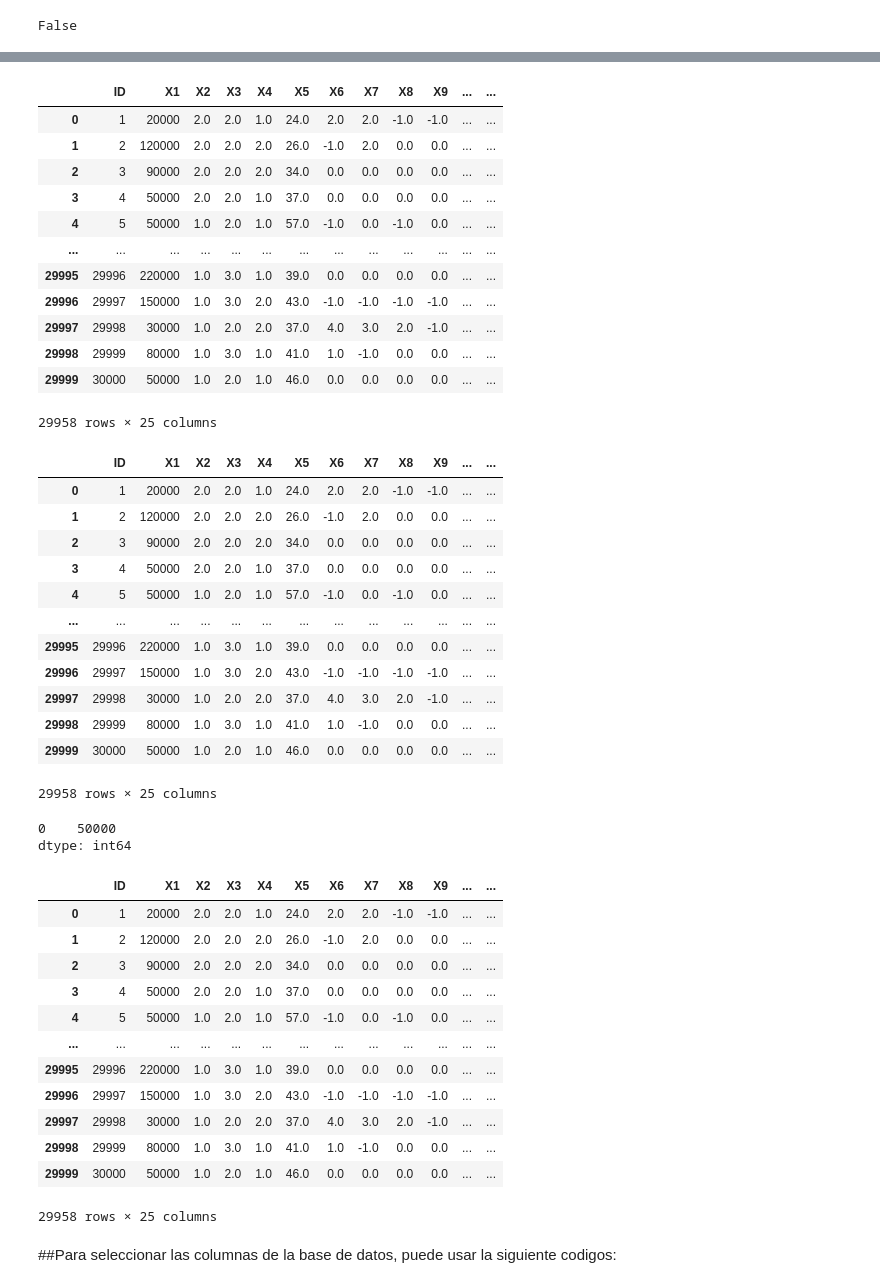
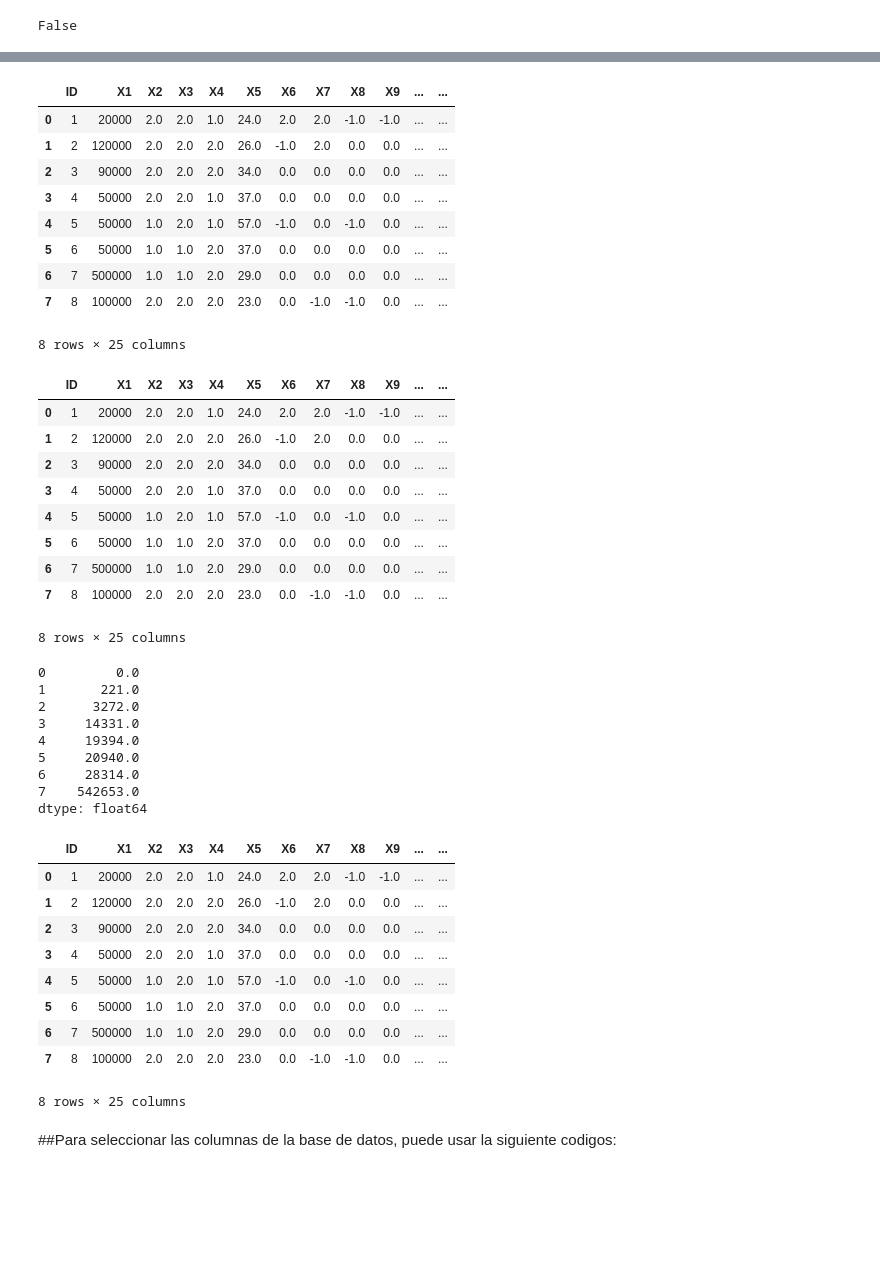
Before and after one commit to PosgradoMNA/actividades-del-projecto-equipo_98, a Jupyter notebook: Actividad3_Semana3.ipynb, the cells around one changed output, grey strips where cells are left out. Saved outputs shown, nothing was run; the diff lists cells and outputs as text; code cells hidden in the pictures; blank space fills up the shorter version.

```diff
--- a/Actividad3_Semana3.ipynb
+++ b/Actividad3_Semana3.ipynb
@@ -58,3 +58,6 @@ df
 | 29998 | 29999 | 80000 | 1.0 | 3.0 | 1.0 | 41.0 | 1.0 | -1.0 | 0.0 | 0.0 | ... | ... |
 | 29999 | 30000 | 50000 | 1.0 | 2.0 | 1.0 | 46.0 | 0.0 | 0.0 | 0.0 | 0.0 | ... | ... |
 30000 rows × 25 columns
+# %%
+df= df.head(8)
+df
@@ -265,13 +279,10 @@ ndf
 | 2 | 3 | 90000 | 2.0 | 2.0 | 2.0 | 34.0 | 0.0 | 0.0 | 0.0 | 0.0 | ... | ... |
 | 3 | 4 | 50000 | 2.0 | 2.0 | 1.0 | 37.0 | 0.0 | 0.0 | 0.0 | 0.0 | ... | ... |
 | 4 | 5 | 50000 | 1.0 | 2.0 | 1.0 | 57.0 | -1.0 | 0.0 | -1.0 | 0.0 | ... | ... |
-| ... | ... | ... | ... | ... | ... | ... | ... | ... | ... | ... | ... | ... |
-| 29995 | 29996 | 220000 | 1.0 | 3.0 | 1.0 | 39.0 | 0.0 | 0.0 | 0.0 | 0.0 | ... | ... |
-| 29996 | 29997 | 150000 | 1.0 | 3.0 | 2.0 | 43.0 | -1.0 | -1.0 | -1.0 | -1.0 | ... | ... |
-| 29997 | 29998 | 30000 | 1.0 | 2.0 | 2.0 | 37.0 | 4.0 | 3.0 | 2.0 | -1.0 | ... | ... |
-| 29998 | 29999 | 80000 | 1.0 | 3.0 | 1.0 | 41.0 | 1.0 | -1.0 | 0.0 | 0.0 | ... | ... |
-| 29999 | 30000 | 50000 | 1.0 | 2.0 | 1.0 | 46.0 | 0.0 | 0.0 | 0.0 | 0.0 | ... | ... |
+| 5 | 6 | 50000 | 1.0 | 1.0 | 2.0 | 37.0 | 0.0 | 0.0 | 0.0 | 0.0 | ... | ... |
+| 6 | 7 | 500000 | 1.0 | 1.0 | 2.0 | 29.0 | 0.0 | 0.0 | 0.0 | 0.0 | ... | ... |
+| 7 | 8 | 100000 | 2.0 | 2.0 | 2.0 | 23.0 | 0.0 | -1.0 | -1.0 | 0.0 | ... | ... |
-29958 rows × 25 columns
+8 rows × 25 columns
 # %%
 ndf = df.copy()
 ndf
@@ -282,38 +293,39 @@ ndf
 | 2 | 3 | 90000 | 2.0 | 2.0 | 2.0 | 34.0 | 0.0 | 0.0 | 0.0 | 0.0 | ... | ... |
 | 3 | 4 | 50000 | 2.0 | 2.0 | 1.0 | 37.0 | 0.0 | 0.0 | 0.0 | 0.0 | ... | ... |
 | 4 | 5 | 50000 | 1.0 | 2.0 | 1.0 | 57.0 | -1.0 | 0.0 | -1.0 | 0.0 | ... | ... |
-| ... | ... | ... | ... | ... | ... | ... | ... | ... | ... | ... | ... | ... |
-| 29995 | 29996 | 220000 | 1.0 | 3.0 | 1.0 | 39.0 | 0.0 | 0.0 | 0.0 | 0.0 | ... | ... |
-| 29996 | 29997 | 150000 | 1.0 | 3.0 | 2.0 | 43.0 | -1.0 | -1.0 | -1.0 | -1.0 | ... | ... |
-| 29997 | 29998 | 30000 | 1.0 | 2.0 | 2.0 | 37.0 | 4.0 | 3.0 | 2.0 | -1.0 | ... | ... |
-| 29998 | 29999 | 80000 | 1.0 | 3.0 | 1.0 | 41.0 | 1.0 | -1.0 | 0.0 | 0.0 | ... | ... |
-| 29999 | 30000 | 50000 | 1.0 | 2.0 | 1.0 | 46.0 | 0.0 | 0.0 | 0.0 | 0.0 | ... | ... |
+| 5 | 6 | 50000 | 1.0 | 1.0 | 2.0 | 37.0 | 0.0 | 0.0 | 0.0 | 0.0 | ... | ... |
+| 6 | 7 | 500000 | 1.0 | 1.0 | 2.0 | 29.0 | 0.0 | 0.0 | 0.0 | 0.0 | ... | ... |
+| 7 | 8 | 100000 | 2.0 | 2.0 | 2.0 | 23.0 | 0.0 | -1.0 | -1.0 | 0.0 | ... | ... |
-29958 rows × 25 columns
+8 rows × 25 columns
 # %%
-ndf.X1.mode()[0:3]
+ndf.X15.mode()[0:8]
 # %% [output]
-0    50000
-dtype: int64
+0         0.0
+1       221.0
+2      3272.0
+3     14331.0
+4     19394.0
+5     20940.0
+6     28314.0
+7    542653.0
+dtype: float64
 # %%
 edu = {'X1': ndf.X1.mode()[0], 'X10': ndf['X10'].mean()}
 # %%
-ndf.X1.fillna(ndf.X1.mode()[0], inplace=True)
-ndf.X10.fillna(ndf.X10.mean(), inplace=True)
+ndf.X7.fillna(ndf.X7.mode()[0], inplace=True)
+ndf.X19.fillna(ndf.X19.mean(), inplace=True)
 ndf
 # %% [output]
 |  | ID | X1 | X2 | X3 | X4 | X5 | X6 | X7 | X8 | X9 | ... | ... |
 | 0 | 1 | 20000 | 2.0 | 2.0 | 1.0 | 24.0 | 2.0 | 2.0 | -1.0 | -1.0 | ... | ... |
 | 1 | 2 | 120000 | 2.0 | 2.0 | 2.0 | 26.0 | -1.0 | 2.0 | 0.0 | 0.0 | ... | ... |
 | 2 | 3 | 90000 | 2.0 | 2.0 | 2.0 | 34.0 | 0.0 | 0.0 | 0.0 | 0.0 | ... | ... |
 | 3 | 4 | 50000 | 2.0 | 2.0 | 1.0 | 37.0 | 0.0 | 0.0 | 0.0 | 0.0 | ... | ... |
 | 4 | 5 | 50000 | 1.0 | 2.0 | 1.0 | 57.0 | -1.0 | 0.0 | -1.0 | 0.0 | ... | ... |
-| ... | ... | ... | ... | ... | ... | ... | ... | ... | ... | ... | ... | ... |
-| 29995 | 29996 | 220000 | 1.0 | 3.0 | 1.0 | 39.0 | 0.0 | 0.0 | 0.0 | 0.0 | ... | ... |
-| 29996 | 29997 | 150000 | 1.0 | 3.0 | 2.0 | 43.0 | -1.0 | -1.0 | -1.0 | -1.0 | ... | ... |
-| 29997 | 29998 | 30000 | 1.0 | 2.0 | 2.0 | 37.0 | 4.0 | 3.0 | 2.0 | -1.0 | ... | ... |
-| 29998 | 29999 | 80000 | 1.0 | 3.0 | 1.0 | 41.0 | 1.0 | -1.0 | 0.0 | 0.0 | ... | ... |
-| 29999 | 30000 | 50000 | 1.0 | 2.0 | 1.0 | 46.0 | 0.0 | 0.0 | 0.0 | 0.0 | ... | ... |
+| 5 | 6 | 50000 | 1.0 | 1.0 | 2.0 | 37.0 | 0.0 | 0.0 | 0.0 | 0.0 | ... | ... |
+| 6 | 7 | 500000 | 1.0 | 1.0 | 2.0 | 29.0 | 0.0 | 0.0 | 0.0 | 0.0 | ... | ... |
+| 7 | 8 | 100000 | 2.0 | 2.0 | 2.0 | 23.0 | 0.0 | -1.0 | -1.0 | 0.0 | ... | ... |
-29958 rows × 25 columns
+8 rows × 25 columns
 # %%
 rw = ['X1', 'X2', 'X3']
 # %% [markdown]
```
Also changed, not shown: parts of 20 cells of this notebook.
